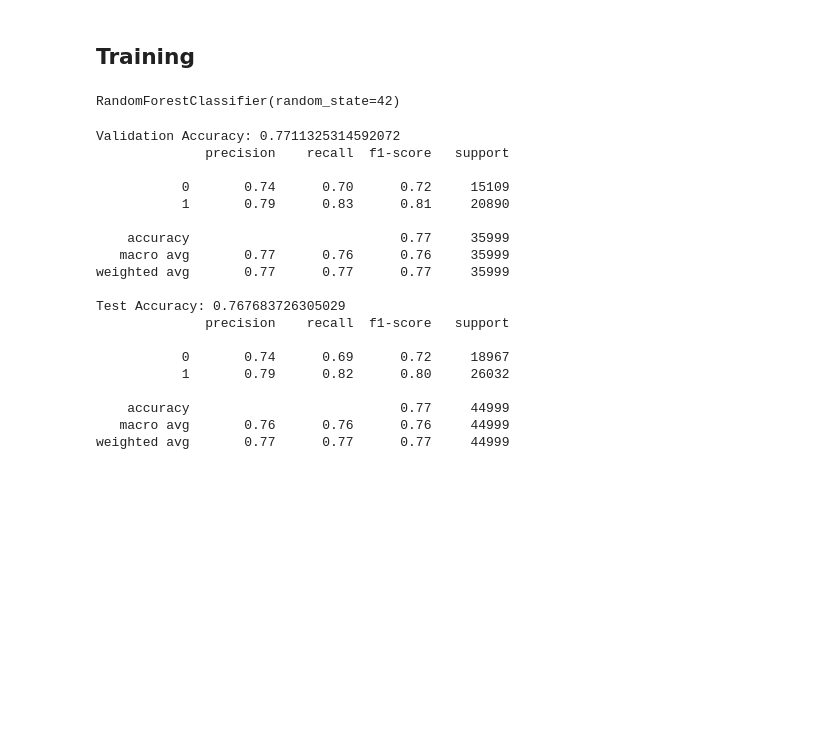
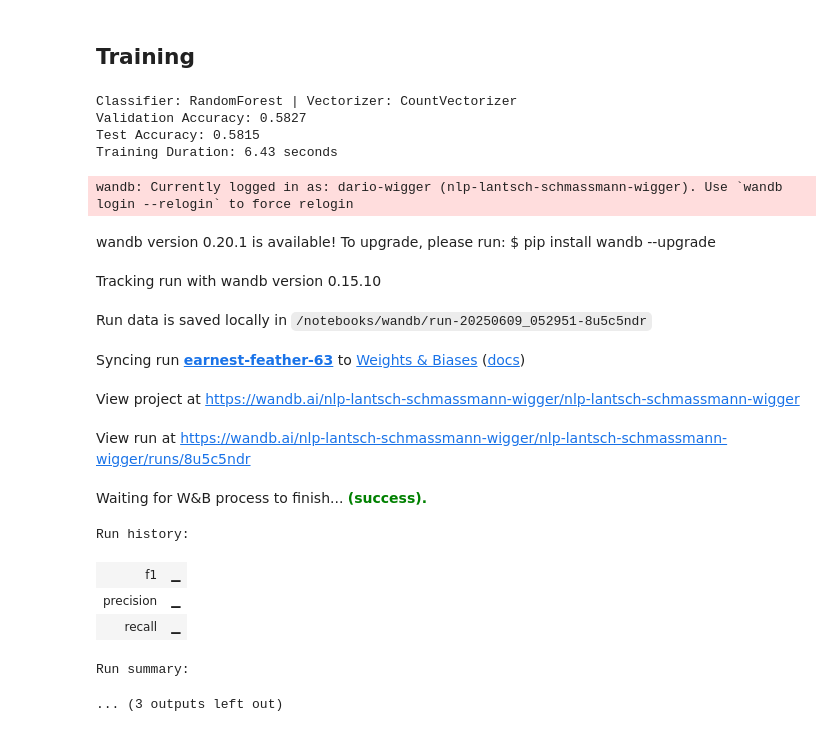
Before and after one commit to SeyaSchmassmann/nlp-project, a Jupyter notebook: models/randomForest.ipynb, the cells around one changed output. Drawn from its saved outputs; the diff is of its cells as text; code cells hidden in the pictures; blank space fills up the shorter version.

```diff
--- a/models/randomForest.ipynb
+++ b/models/randomForest.ipynb
@@ -39,7 +48,7 @@ _ = load_dotenv(dotenv_path=dir_env)
 # %% [markdown]
 ## Data
 # %%
-df_traindata = pd.read_csv("../data/train.csv")
+df_traindata = pd.read_csv("data/train.csv") if IS_PAPERSPACE else pd.read_csv("../data/train.csv")
 train_texts, validation_texts, train_labels, validation_labels = train_test_split(
     df_traindata['text'].tolist(),
     df_traindata['sentiment'].tolist(),
@@ -47,7 +56,7 @@ train_texts, validation_texts, train_labels, validation_labels = train_test_spli
     random_state=42
 )
 
-df_testdata = pd.read_csv("../data/test.csv")
+df_testdata = pd.read_csv("data/test.csv") if IS_PAPERSPACE else pd.read_csv("../data/test.csv")
 test_texts = df_testdata['text'].tolist()
 test_labels = df_testdata['sentiment'].tolist()
 # %% [markdown]
@@ -60,37 +64,39 @@ X_test = vectorizer.transform(test_texts)
+# %%
+countVectorizer = CountVectorizer()
+tfidfVectorizer = TfidfVectorizer(max_features=5000, ngram_range=(1, 2))
 # %% [markdown]
 ## Training
-# %%
-rf_model = RandomForestClassifier(n_estimators=100, random_state=42)
-rf_model.fit(X_train, train_labels)
-# %% [output]
-RandomForestClassifier(random_state=42)
-# %%
-# Evaluate on validation set
-val_preds = rf_model.predict(X_val)
-print("Validation Accuracy:", accuracy_score(validation_labels, val_preds))
-print(classification_report(validation_labels, val_preds))
-
-# Final test evaluation
-test_preds = rf_model.predict(X_test)
-print("Test Accuracy:", accuracy_score(test_labels, test_preds))
-print(classification_report(test_labels, test_preds))
-# %% [output]
-Validation Accuracy: 0.7711325314592072
-              precision    recall  f1-score   support
-
-           0       0.74      0.70      0.72     15109
-           1       0.79      0.83      0.81     20890
-
-    accuracy                           0.77     35999
-   macro avg       0.77      0.76      0.76     35999
-weighted avg       0.77      0.77      0.77     35999
-
-Test Accuracy: 0.767683726305029
-              precision    recall  f1-score   support
-
-           0       0.74      0.69      0.72     18967
-           1       0.79      0.82      0.80     26032
-
-    accuracy                           0.77     44999
-   macro avg       0.76      0.76      0.76     44999
-weighted avg       0.77      0.77      0.77     44999
+# %%
+classifier = RandomForestClassifier(n_estimators=100, random_state=42, max_depth=20, n_jobs=-1)
+# %%
+evaluate_classifier(
+    classifier=classifier,
+    classifier_name="RandomForest",
+    vectorizer=countVectorizer,
+    vectorizer_name="CountVectorizer",
+    train_texts=train_texts,
+    train_labels=train_labels,
+    validation_texts=validation_texts,
+    validation_labels=validation_labels,
+    test_texts=test_texts,
+    test_labels=test_labels,
+    model_name="randomForest")
+# %% [output]
+Classifier: RandomForest | Vectorizer: CountVectorizer
+Validation Accuracy: 0.5827
+Test Accuracy: 0.5815
+Training Duration: 6.43 seconds
+wandb: Currently logged in as: dario-wigger (nlp-lantsch-schmassmann-wigger). Use `wandb login --relogin` to force relogin
+wandb version 0.20.1 is available! To upgrade, please run: $ pip install wandb --upgrade
+Tracking run with wandb version 0.15.10
+Run data is saved locally in /notebooks/wandb/run-20250609_052951-8u5c5ndr
+Syncing run earnest-feather-63 to Weights & Biases (docs)
+View project at https://wandb.ai/nlp-lantsch-schmassmann-wigger/nlp-lantsch-schmassmann-wigger
+View run at https://wandb.ai/nlp-lantsch-schmassmann-wigger/nlp-lantsch-schmassmann-wigger/runs/8u5c5ndr
+Waiting for W&B process to finish... (success).
+Run history:
+| f1 | ▁ |
+| precision | ▁ |
+| recall | ▁ |
+Run summary:
+... (3 outputs left out)
```
Also changed, not shown: parts of 11 cells of this notebook, 10 other files.
